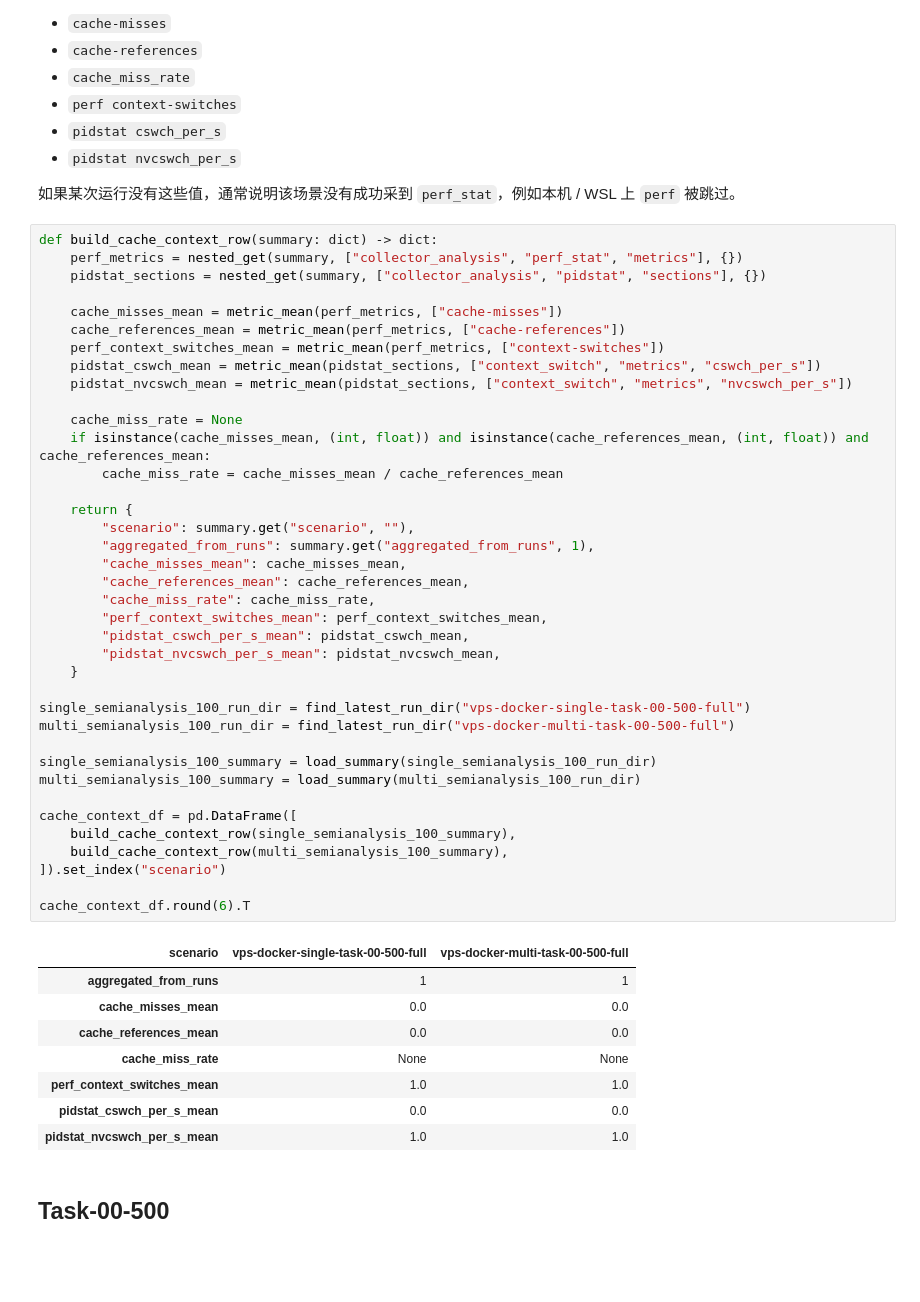
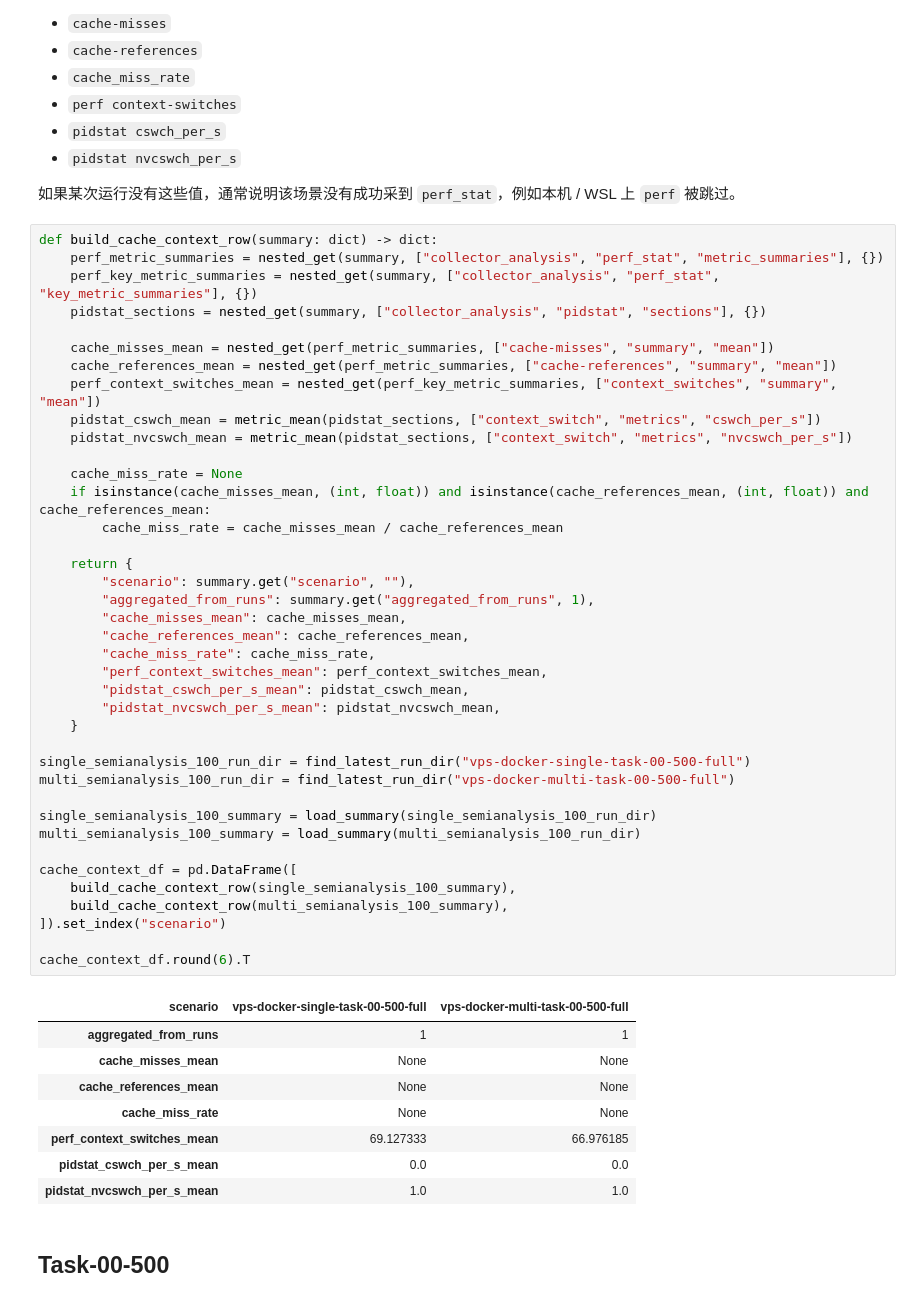
Before and after one commit to Boole-Highland-Insight/ClawHarness, a Jupyter notebook: openclaw_results_vps.ipynb, the cells around one changed output. Saved outputs shown, nothing was run; the diff lists cells and outputs as text; blank space fills up the shorter version.

```diff
--- a/openclaw_results_vps.ipynb
+++ b/openclaw_results_vps.ipynb
@@ -1007,49 +1027,50 @@ plt.show()
 如果某次运行没有这些值，通常说明该场景没有成功采到 `perf_stat`，例如本机 / WSL 上 `perf` 被跳过。
 # %%
 def build_cache_context_row(summary: dict) -> dict:
-    perf_metrics = nested_get(summary, ["collector_analysis", "perf_stat", "metrics"], {})
+    perf_metric_summaries = nested_get(summary, ["collector_analysis", "perf_stat", "metric_summaries"], {})
+    perf_key_metric_summaries = nested_get(summary, ["collector_analysis", "perf_stat", "key_metric_summaries"], {})
     pidstat_sections = nested_get(summary, ["collector_analysis", "pidstat", "sections"], {})
 
-    cache_misses_mean = metric_mean(perf_metrics, ["cache-misses"])
-    cache_references_mean = metric_mean(perf_metrics, ["cache-references"])
-    perf_context_switches_mean = metric_mean(perf_metrics, ["context-switches"])
+    cache_misses_mean = nested_get(perf_metric_summaries, ["cache-misses", "summary", "mean"])
+    cache_references_mean = nested_get(perf_metric_summaries, ["cache-references", "summary", "mean"])
+    perf_context_switches_mean = nested_get(perf_key_metric_summaries, ["context_switches", "summary", "mean"])
     pidstat_cswch_mean = metric_mean(pidstat_sections, ["context_switch", "metrics", "cswch_per_s"])
     pidstat_nvcswch_mean = metric_mean(pidstat_sections, ["context_switch", "metrics", "nvcswch_per_s"])
 
     cache_miss_rate = None
     if isinstance(cache_misses_mean, (int, float)) and isinstance(cache_references_mean, (int, float)) and cache_references_mean:
         cache_miss_rate = cache_misses_mean / cache_references_mean
 
     return {
         "scenario": summary.get("scenario", ""),
         "aggregated_from_runs": summary.get("aggregated_from_runs", 1),
         "cache_misses_mean": cache_misses_mean,
         "cache_references_mean": cache_references_mean,
         "cache_miss_rate": cache_miss_rate,
         "perf_context_switches_mean": perf_context_switches_mean,
         "pidstat_cswch_per_s_mean": pidstat_cswch_mean,
         "pidstat_nvcswch_per_s_mean": pidstat_nvcswch_mean,
     }
 
 single_semianalysis_100_run_dir = find_latest_run_dir("vps-docker-single-task-00-500-full")
 multi_semianalysis_100_run_dir = find_latest_run_dir("vps-docker-multi-task-00-500-full")
 
 single_semianalysis_100_summary = load_summary(single_semianalysis_100_run_dir)
 multi_semianalysis_100_summary = load_summary(multi_semianalysis_100_run_dir)
 
 cache_context_df = pd.DataFrame([
     build_cache_context_row(single_semianalysis_100_summary),
     build_cache_context_row(multi_semianalysis_100_summary),
 ]).set_index("scenario")
 
 cache_context_df.round(6).T
 # %% [output]
 | scenario | vps-docker-single-task-00-500-full | vps-docker-multi-task-00-500-full |
 | aggregated_from_runs | 1 | 1 |
-| cache_misses_mean | 0.0 | 0.0 |
-| cache_references_mean | 0.0 | 0.0 |
+| cache_misses_mean | None | None |
+| cache_references_mean | None | None |
 | cache_miss_rate | None | None |
-| perf_context_switches_mean | 1.0 | 1.0 |
+| perf_context_switches_mean | 69.127333 | 66.976185 |
 | pidstat_cswch_per_s_mean | 0.0 | 0.0 |
 | pidstat_nvcswch_per_s_mean | 1.0 | 1.0 |
 # %% [markdown]
```
Also changed, not shown: parts of 10 cells of this notebook, 22 other files.
